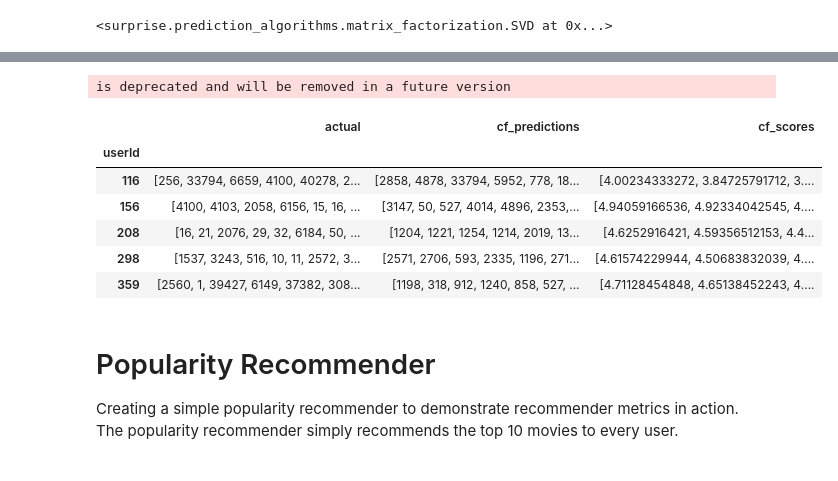
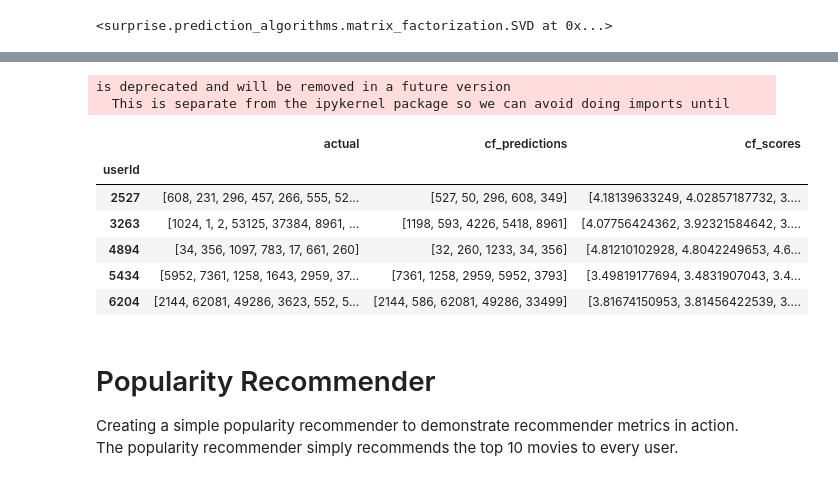
Before and after one commit to statisticianinstilettos/recmetrics, a Jupyter notebook: example_2.ipynb, the cells around one changed output, grey strips where cells are left out. Saved outputs shown, nothing was run; the diff lists cells and outputs as text; code cells hidden in the pictures.

```diff
--- a/example_2.ipynb
+++ b/example_2.ipynb
@@ -23,7 +23,18 @@ ratings.head()
 | 3 | 1 | 47 | 3.5 | 1112484727 |
 | 4 | 1 | 50 | 3.5 | 1112484580 |
 # %%
+#only consider movies rated more than n times
+n=100
+movies = ratings.movieId.value_counts()
+movies = movies[movies>n].index.tolist()
+
 #only consider ratings from users who have rated over n movies
-n=1000
+n=10
 users = ratings.userId.value_counts()
 users = users[users>n].index.tolist()
+
+#sample down to a few of those users just to keep the dataset small
+users = pd.Series(users).sample(100).tolist()
+# %%
+ratings = ratings.query('userId in @users')
+ratings = ratings.query('movieId in @movies')
@@ -140,28 +169,30 @@ def get_users_predictions(user_id, n, model):
 # %%
 #format test data
+test = test.query('actual > 3')
 test = test.copy().groupby('userId')['movieId'].agg({'actual': (lambda x: list(set(x)))})
 
 #make recommendations for all members in the test data
 recs = []
 rec_scores = []
 for user in test.index:
 
-    cf_predictions, cf_scores = get_users_predictions(user, 100, cf_model)
+    cf_predictions, cf_scores = get_users_predictions(user, 5, cf_model)
     recs.append(cf_predictions)
     rec_scores.append(cf_scores)
 
 test['cf_predictions'] = recs
 test['cf_scores'] = rec_scores
 test.head()
 # %% [output]
 is deprecated and will be removed in a future version
+  This is separate from the ipykernel package so we can avoid doing imports until
 |  | actual | cf_predictions | cf_scores |
 | userId |  |  |  |
-| 116 | [256, 33794, 6659, 4100, 40278, 2... | [2858, 4878, 33794, 5952, 778, 18... | [4.00234333272, 3.84725791712, 3.... |
-| 156 | [4100, 4103, 2058, 6156, 15, 16, ... | [3147, 50, 527, 4014, 4896, 2353,... | [4.94059166536, 4.92334042545, 4.... |
-| 208 | [16, 21, 2076, 29, 32, 6184, 50, ... | [1204, 1221, 1254, 1214, 2019, 13... | [4.6252916421, 4.59356512153, 4.4... |
-| 298 | [1537, 3243, 516, 10, 11, 2572, 3... | [2571, 2706, 593, 2335, 1196, 271... | [4.61574229944, 4.50683832039, 4.... |
-| 359 | [2560, 1, 39427, 6149, 37382, 308... | [1198, 318, 912, 1240, 858, 527, ... | [4.71128454848, 4.65138452243, 4.... |
+| 2527 | [608, 231, 296, 457, 266, 555, 52... | [527, 50, 296, 608, 349] | [4.18139633249, 4.02857187732, 3.... |
+| 3263 | [1024, 1, 2, 53125, 37384, 8961, ... | [1198, 593, 4226, 5418, 8961] | [4.07756424362, 3.92321584642, 3.... |
+| 4894 | [34, 356, 1097, 783, 17, 661, 260] | [32, 260, 1233, 34, 356] | [4.81210102928, 4.8042249653, 4.6... |
+| 5434 | [5952, 7361, 1258, 1643, 2959, 37... | [7361, 1258, 2959, 5952, 3793] | [3.49819177694, 3.4831907043, 3.4... |
+| 6204 | [2144, 62081, 49286, 3623, 552, 5... | [2144, 586, 62081, 49286, 33499] | [3.81674150953, 3.81456422539, 3.... |
 # %% [markdown]
 # Popularity Recommender
 Creating a simple popularity recommender to demonstrate recommender metrics in action. The popularity recommender simply recommends the top 10 movies to every user.
```
Also changed, not shown: parts of 33 cells of this notebook.
